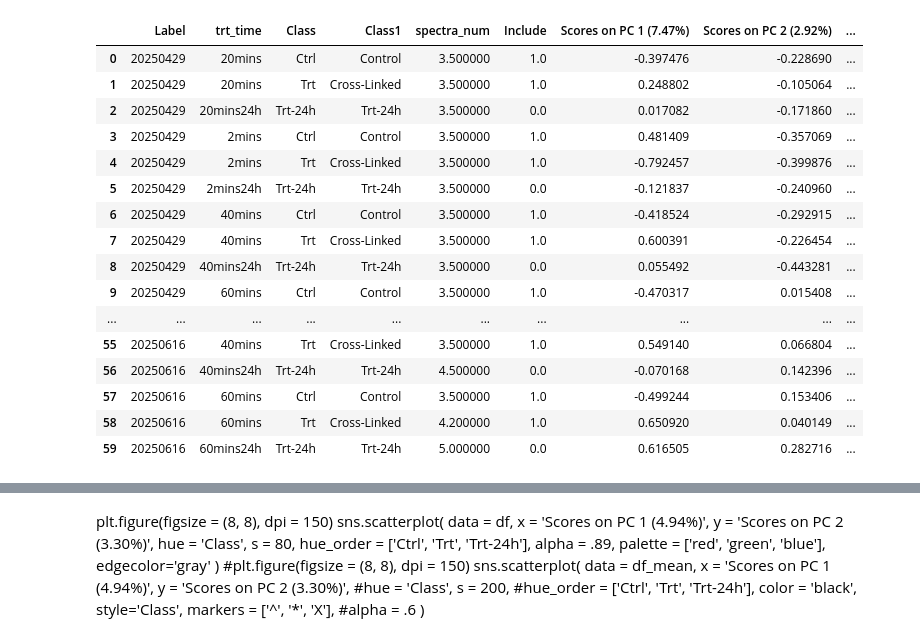
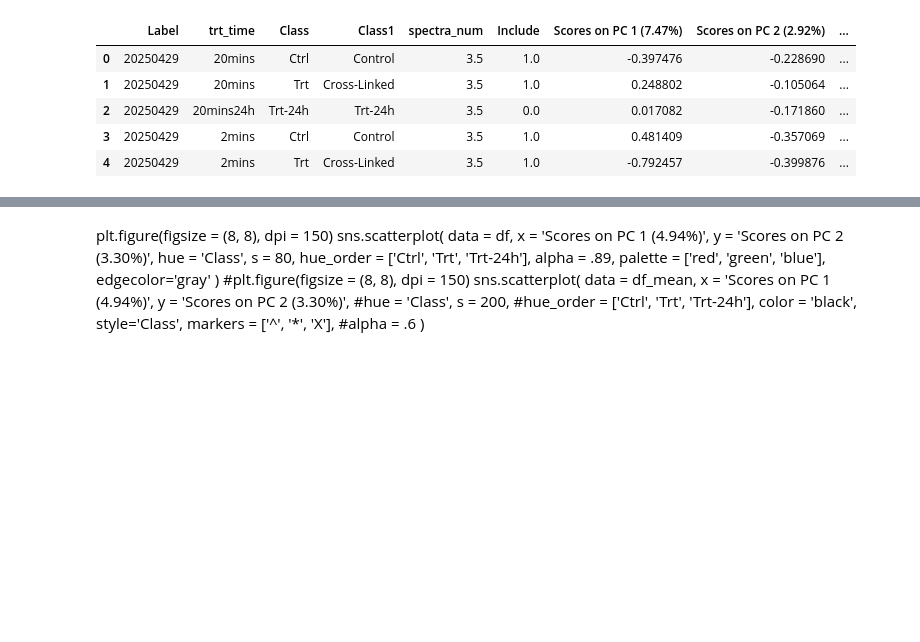
Before and after one commit to bunmiadejimi/Raman_Collagen, a Jupyter notebook: pca_plots_ellipse.ipynb, the cells around one changed output, grey strips where cells are left out. Saved outputs shown, nothing was run; the diff lists cells and outputs as text; code cells hidden in the pictures; blank space fills up the shorter version.

```diff
--- a/pca_plots_ellipse.ipynb
+++ b/pca_plots_ellipse.ipynb
@@ -33,22 +17,11 @@ df
 # %%
 df_mean = df.groupby(['Label','trt_time','Class', 'Class1']).mean(numeric_only=True).reset_index()
-df_mean
+df_mean.head()
 # %% [output]
 |  | Label | trt_time | Class | Class1 | spectra_num | Include | Scores on PC 1 (7.47%) | Scores on PC 2 (2.92%) | ... |
-| 0 | 20250429 | 20mins | Ctrl | Control | 3.500000 | 1.0 | -0.397476 | -0.228690 | ... |
-| 1 | 20250429 | 20mins | Trt | Cross-Linked | 3.500000 | 1.0 | 0.248802 | -0.105064 | ... |
-| 2 | 20250429 | 20mins24h | Trt-24h | Trt-24h | 3.500000 | 0.0 | 0.017082 | -0.171860 | ... |
-| 3 | 20250429 | 2mins | Ctrl | Control | 3.500000 | 1.0 | 0.481409 | -0.357069 | ... |
-| 4 | 20250429 | 2mins | Trt | Cross-Linked | 3.500000 | 1.0 | -0.792457 | -0.399876 | ... |
-| 5 | 20250429 | 2mins24h | Trt-24h | Trt-24h | 3.500000 | 0.0 | -0.121837 | -0.240960 | ... |
-| 6 | 20250429 | 40mins | Ctrl | Control | 3.500000 | 1.0 | -0.418524 | -0.292915 | ... |
-| 7 | 20250429 | 40mins | Trt | Cross-Linked | 3.500000 | 1.0 | 0.600391 | -0.226454 | ... |
-| 8 | 20250429 | 40mins24h | Trt-24h | Trt-24h | 3.500000 | 0.0 | 0.055492 | -0.443281 | ... |
-| 9 | 20250429 | 60mins | Ctrl | Control | 3.500000 | 1.0 | -0.470317 | 0.015408 | ... |
-| ... | ... | ... | ... | ... | ... | ... | ... | ... | ... |
-| 55 | 20250616 | 40mins | Trt | Cross-Linked | 3.500000 | 1.0 | 0.549140 | 0.066804 | ... |
-| 56 | 20250616 | 40mins24h | Trt-24h | Trt-24h | 4.500000 | 0.0 | -0.070168 | 0.142396 | ... |
-| 57 | 20250616 | 60mins | Ctrl | Control | 3.500000 | 1.0 | -0.499244 | 0.153406 | ... |
-| 58 | 20250616 | 60mins | Trt | Cross-Linked | 4.200000 | 1.0 | 0.650920 | 0.040149 | ... |
-| 59 | 20250616 | 60mins24h | Trt-24h | Trt-24h | 5.000000 | 0.0 | 0.616505 | 0.282716 | ... |
+| 0 | 20250429 | 20mins | Ctrl | Control | 3.5 | 1.0 | -0.397476 | -0.228690 | ... |
+| 1 | 20250429 | 20mins | Trt | Cross-Linked | 3.5 | 1.0 | 0.248802 | -0.105064 | ... |
+| 2 | 20250429 | 20mins24h | Trt-24h | Trt-24h | 3.5 | 0.0 | 0.017082 | -0.171860 | ... |
+| 3 | 20250429 | 2mins | Ctrl | Control | 3.5 | 1.0 | 0.481409 | -0.357069 | ... |
+| 4 | 20250429 | 2mins | Trt | Cross-Linked | 3.5 | 1.0 | -0.792457 | -0.399876 | ... |
 # %%
```
Also changed, not shown: parts of 5 cells of this notebook.
